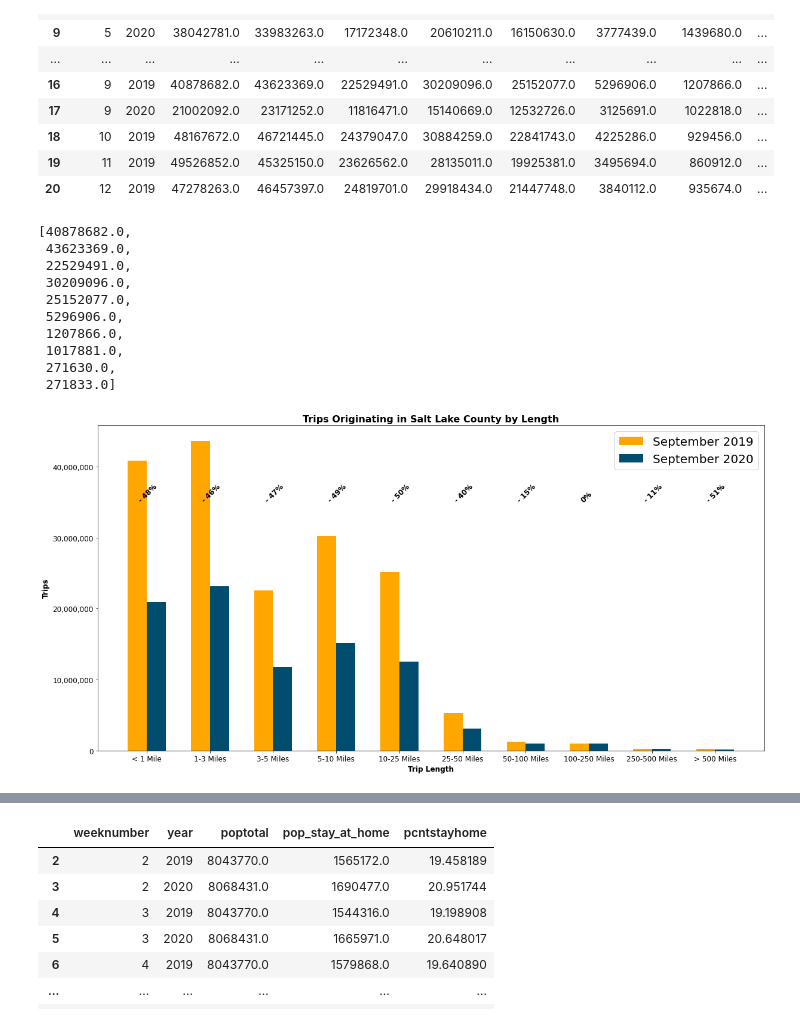
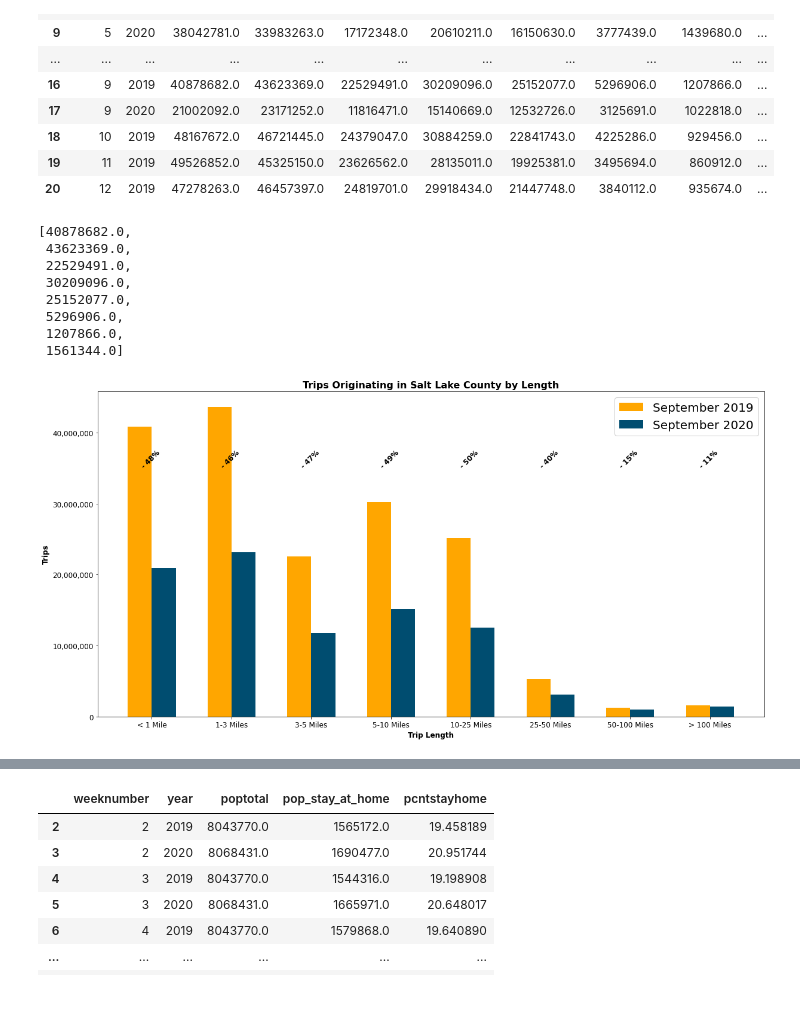
Before and after one commit to WFRCAnalytics/DATA-BTS-Analysis, a Jupyter notebook: BTSData_SaltLakeCounty.ipynb, the cells around one changed output, grey strips where cells are left out. Saved outputs shown, nothing was run; the diff lists cells and outputs as text; code cells hidden in the pictures.

```diff
--- a/BTSData_SaltLakeCounty.ipynb
+++ b/BTSData_SaltLakeCounty.ipynb
@@ -228,6 +228,8 @@ plt.show()
 slctripsbymonth_sum = dfslc.groupby(['month', 'year'], as_index=False)[['trips_1', 'trips_1_3', 'trips_3_5', 'trips_5_10',
        'trips_10_25', 'trips_25_50', 'trips_50_100', 'trips_100_250', 'trips_250_500', 'trips_500']].sum()
 #slctripsbymonth_sum = slctripsbymonth_sum[(slctripsbyweek_sum['weeknumber']<40) & (slctripsbyweek_sum['weeknumber']>1)]
+slctripsbymonth_sum["trips_100_500"] = slctripsbymonth_sum['trips_100_250']+slctripsbymonth_sum['trips_250_500']+slctripsbymonth_sum['trips_500']
+slctripsbymonth_sum = slctripsbymonth_sum.drop(['trips_100_250', 'trips_250_500', 'trips_500'], axis=1)
 slctripsbymonth_sum
 # %% [output]
 |  | month | year | trips_1 | trips_1_3 | trips_3_5 | trips_5_10 | trips_10_25 | trips_25_50 | trips_50_100 | ... |
@@ -258,45 +260,43 @@ slctripsbymonth_sum.loc[16, :].values.tolist()[2:]
  25152077.0,
  5296906.0,
  1207866.0,
- 1017881.0,
- 271630.0,
- 271833.0]
+ 1561344.0]
 # %%
 # bar chart - plot trips by distance for the month of septmeber for 2019 and 2020
 plt.rcParams["figure.figsize"]=20,10
-n = 10
+n = 8
 monthtrips19 = slctripsbymonth_sum.loc[16, :].values.tolist()[2:]
 monthtrips20 = slctripsbymonth_sum.loc[17, :].values.tolist()[2:]
 triplengthlabels = ('< 1 Mile', '1-3 Miles', '3-5 Miles', '5-10 Miles',
-       '10-25 Miles', '25-50 Miles', '50-100 Miles', '100-250 Miles', '250-500 Miles', '> 500 Miles')
+       '10-25 Miles', '25-50 Miles', '50-100 Miles', '> 100 Miles')
 
 ind = np.arange(n)
 width = 0.30
 plt.bar(ind, monthtrips19, width, label='September 2019', color='#ffa600')
 plt.bar(ind + width, monthtrips20, width, label='September 2020', color='#004d70')
 
 plt.rcParams["figure.figsize"]=20,10
 plt.ticklabel_format(style='plain')
 plt.ylabel('Trips', weight="bold", size=12)
 plt.xlabel('Trip Length', weight="bold", size=12)
 plt.title('Trips Originating in Salt Lake County by Length', weight="bold", size=16)
 ax = plt.gca()
 ax.get_yaxis().set_major_formatter(plt.FuncFormatter(lambda x, loc: "{:,}".format(int(x))))
 
 i = 0
 for p in ax.patches:
     percentageChangeText = str(int(((monthtrips20[i] - monthtrips19[i])/monthtrips19[i]) *100)).replace("-","- ") + '%'
     width, height = p.get_width(), p.get_height()
     x=p.get_x() + width/2
     y=p.get_y()+35000000
     ax.annotate(percentageChangeText,(x,y), rotation = 45, weight="bold", size=12)
     i = i + 1
     if (i == n):
         break
 
 plt.xticks(ind + width / 2, triplengthlabels, fontsize='12')
 plt.yticks(fontsize=12)
 plt.legend(loc='upper right', fontsize=20, framealpha=1)
 plt.show()
 # %% [output]
-[figure, old version]
+[figure, new version]
```
Also changed, not shown: parts of 3 cells of this notebook.
